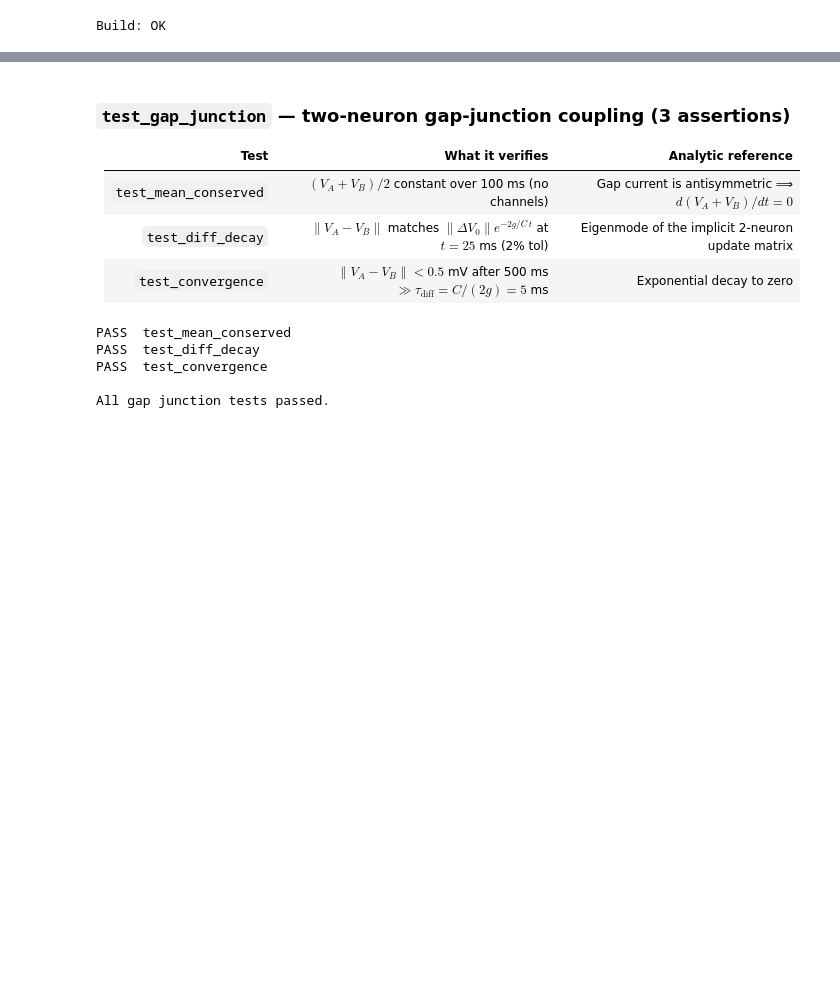
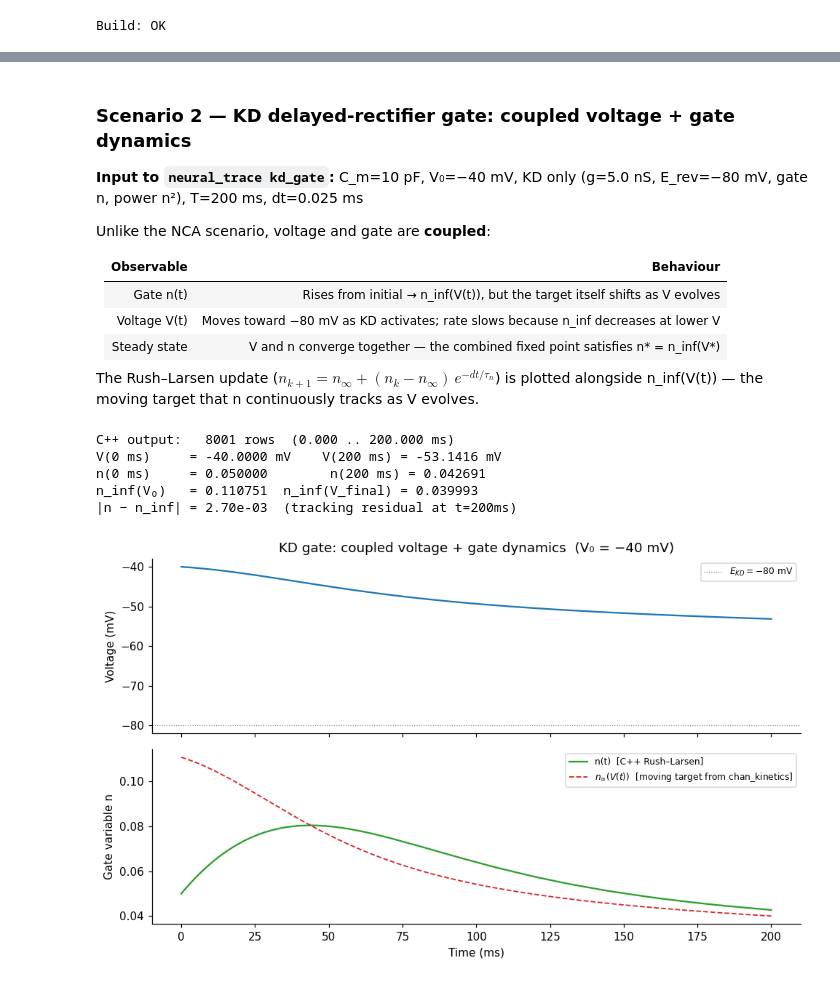
Before and after one commit to VahidGh/wormsim2, a Jupyter notebook: notebooks/project_tour.ipynb, the cells around one changed output, grey strips where cells are left out. Saved outputs shown, nothing was run; the diff lists cells and outputs as text; code cells hidden in the pictures; blank space fills up the shorter version.

```diff
--- a/notebooks/project_tour.ipynb
+++ b/notebooks/project_tour.ipynb
@@ -378,19 +410,55 @@ All HH single-neuron tests passed.
 # %% [markdown]
-### `test_gap_junction` — two-neuron gap-junction coupling (3 assertions)
+### Scenario 2 — KD delayed-rectifier gate: coupled voltage + gate dynamics
 
-| Test | What it verifies | Analytic reference |
-|---|---|---|
-| `test_mean_conserved` | $(V_A+V_B)/2$ constant over 100 ms (no channels) | Gap current is antisymmetric ⟹ $d(V_A+V_B)/dt=0$ |
-| `test_diff_decay` | $\|V_A-V_B\|$ matches $\|\Delta V_0\|e^{-2g/C\,t}$ at $t=25$ ms (2% tol) | Eigenmode of the implicit 2-neuron update matrix |
-| `test_convergence` | $\|V_A-V_B\|<0.5$ mV after 500 ms $\gg \tau_\text{diff}=C/(2g)=5$ ms | Exponential decay to zero |
+**Input to `neural_trace kd_gate`:** C_m=10 pF, V₀=−40 mV, KD only (g=5.0 nS, E_rev=−80 mV, gate n, power n²), T=200 ms, dt=0.025 ms
+
+Unlike the NCA scenario, voltage and gate are **coupled**:
+
+| Observable | Behaviour |
+|---|---|
+| Gate n(t) | Rises from initial → n_inf(V(t)), but the target itself shifts as V evolves |
+| Voltage V(t) | Moves toward −80 mV as KD activates; rate slows because n_inf decreases at lower V |
+| Steady state | V and n converge together — the combined fixed point satisfies n* = n_inf(V*) |
+
+The Rush–Larsen update ($n_{k+1} = n_\infty + (n_k-n_\infty)\,e^{-dt/\tau_n}$) is plotted
+alongside n_inf(V(t)) — the moving target that n continuously tracks as V evolves.
 # %%
-stdout, stderr, rc = run_in_docker('./build/src/cpp/tests/neural/test_gap_junction')
-print(stdout)
-assert rc == 0, f'test_gap_junction failed (rc={rc})\n{stderr}'
+stdout, _, rc = run_in_docker('./build/src/cpp/tools/neural_trace kd_gate 10 -40 200 0.025')
+assert rc == 0, f'neural_trace kd_gate failed:\n{_}'
+data_kd = np.genfromtxt(_io.StringIO(stdout), delimiter=',', skip_header=1)
+t_kd, V_kd, n_kd = data_kd[:, 0], data_kd[:, 1], data_kd[:, 2]
+
+# Build n_inf(V) lookup from C++ chan_kinetics (avoids hardcoding catalog parameters)
+kin_out, _, _ = run_in_docker('./build/src/cpp/tools/neural_trace chan_kinetics KD -100 20 200')
+kin = np.genfromtxt(_io.StringIO(kin_out), delimiter=',', skip_header=1)
+n_inf_at_Vt = np.interp(V_kd, kin[:, 0], kin[:, 2])   # n_inf(V(t)) — evolving target
+
+print(f'C++ output:   {len(t_kd)} rows  ({t_kd[0]:.3f} .. {t_kd[-1]:.3f} ms)')
+print(f'V(0 ms)     = {V_kd[0]:.4f} mV    V(200 ms) = {V_kd[-1]:.4f} mV')
+print(f'n(0 ms)     = {n_kd[0]:.6f}        n(200 ms) = {n_kd[-1]:.6f}')
+print(f'n_inf(V₀)   = {n_inf_at_Vt[0]:.6f}  n_inf(V_final) = {n_inf_at_Vt[-1]:.6f}')
+print(f'|n − n_inf| = {abs(n_kd[-1] - n_inf_at_Vt[-1]):.2e}  (tracking residual at t=200ms)')
+
+fig, axes = plt.subplots(2, 1, figsize=(9, 5.5), sharex=True)
+
+axes[0].plot(t_kd, V_kd, color='tab:blue', lw=1.5)
+axes[0].axhline(-80.0, color='gray', ls=':', lw=0.8, label='$E_{KD} = -80$ mV')
+axes[0].set_ylabel('Voltage (mV)')
+axes[0].set_title('KD gate: coupled voltage + gate dynamics  (V₀ = −40 mV)')
+axes[0].legend(fontsize=8)
+
+axes[1].plot(t_kd, n_kd, color='tab:green', lw=1.5, label='n(t)  [C++ Rush–Larsen]')
+axes[1].plot(t_kd, n_inf_at_Vt, ls='--', color='tab:red', lw=1.2,
+             label='$n_\\infty(V(t))$  [moving target from chan_kinetics]')
+axes[1].set_xlabel('Time (ms)'); axes[1].set_ylabel('Gate variable n')
+axes[1].legend(fontsize=8)
+
+plt.tight_layout()
 # %% [output]
-PASS  test_mean_conserved
-PASS  test_diff_decay
-PASS  test_convergence
-
-All gap junction tests passed.
+C++ output:   8001 rows  (0.000 .. 200.000 ms)
+V(0 ms)     = -40.0000 mV    V(200 ms) = -53.1416 mV
+n(0 ms)     = 0.050000        n(200 ms) = 0.042691
+n_inf(V₀)   = 0.110751  n_inf(V_final) = 0.039993
+|n − n_inf| = 2.70e-03  (tracking residual at t=200ms)
+[figure, added]
 # %% [markdown]
```
Also changed, not shown: parts of 14 cells of this notebook, 5 other files.
